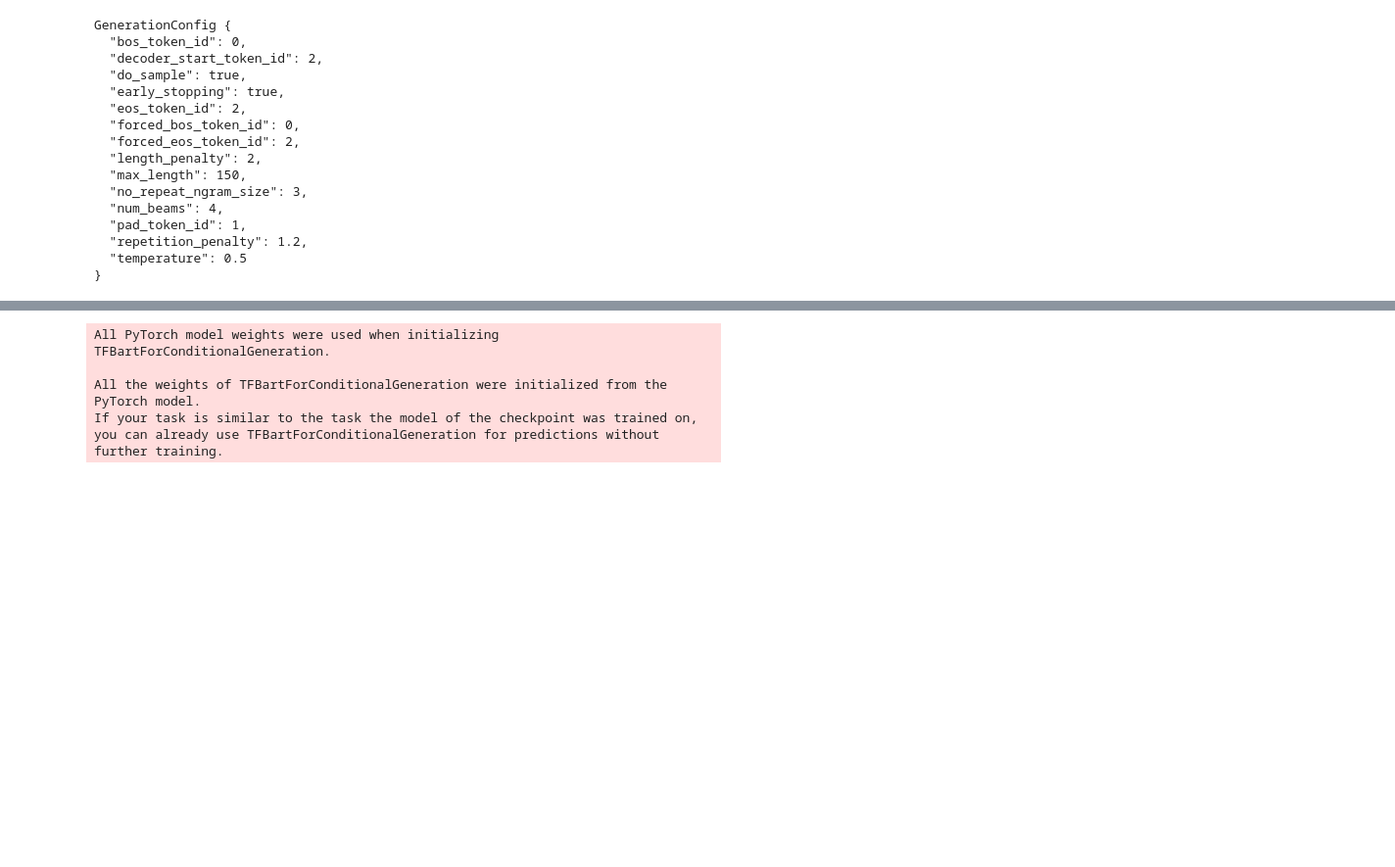
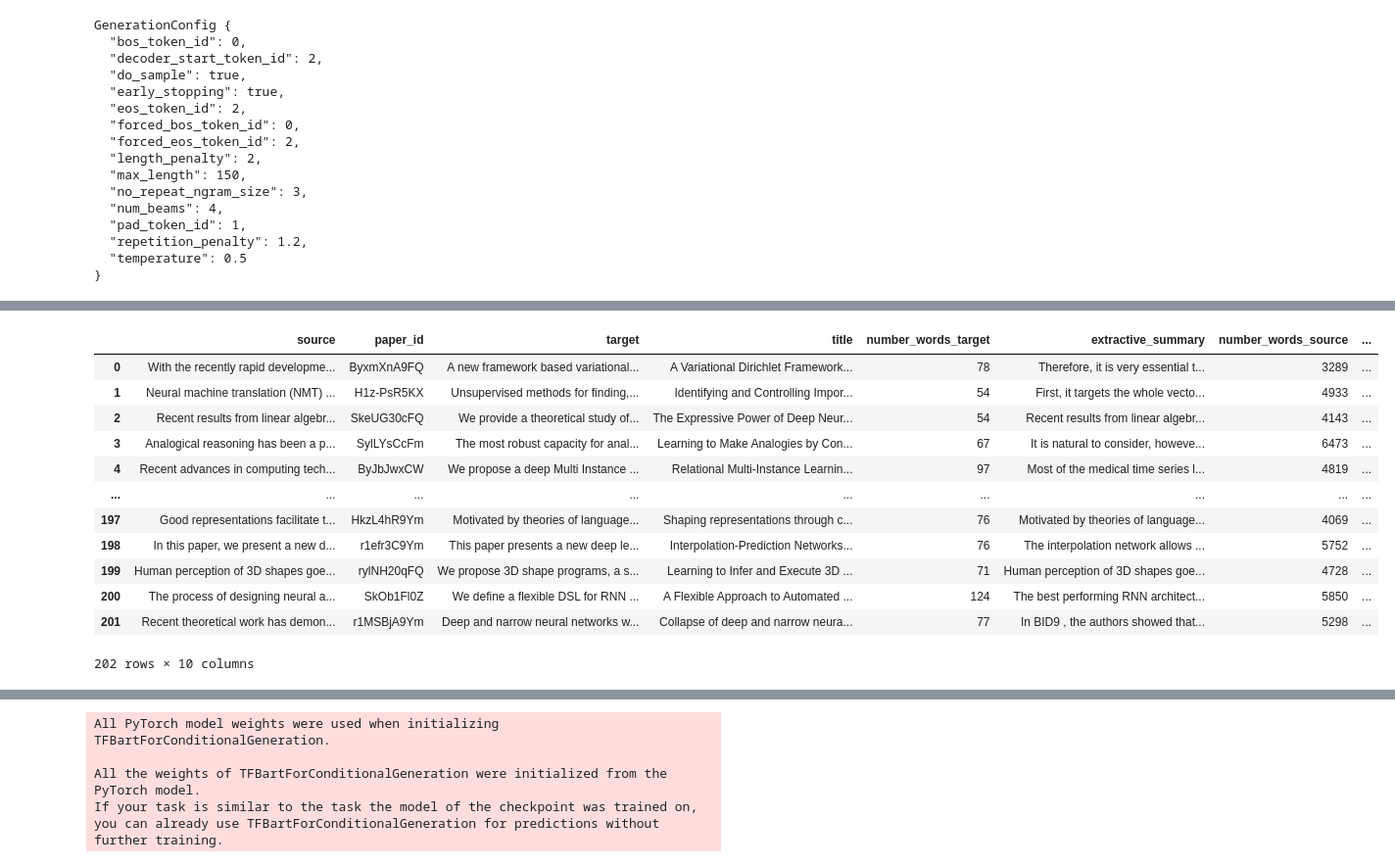
Before and after one commit to iguerrasevillano/Automated_Summaries_Generation_Scientific_Papers, a Jupyter notebook: TLDR.ipynb, the cells around one changed output, grey strips where cells are left out. Shown at 98% size. Drawn from its saved outputs; the diff is of its cells as text; code cells hidden in the pictures; blank space fills up the shorter version.

```diff
--- a/TLDR.ipynb
+++ b/TLDR.ipynb
@@ -553,7 +571,7 @@ plt.savefig(save_path + '/figure.png')
 # %% [markdown]
 ### Evaluation
 # %%
-name_models = {'sampling-norep' : 'sampling-norep-v0/'}
+name_models = {'sampling-norep-v0' : 'sampling-norep-v0/'}
 save_paths = {}
 models = {}
 # tokenizers = {}
@@ -626,7 +644,7 @@ GenerationConfig {
   "temperature": 0.5
 }
 # %%
-name = 'sampling-norep'
+name = 'sampling-norep-v0'
 # %%
 models[name].generation_config
 # %% [output]
@@ -648,11 +666,12 @@ GenerationConfig {
 }
 # %%
 generated_summaries = []
+rouge_scores = []
 accumulated_metrics = {}
 
 n = len(tokenized_data['test']['input_ids'])
 batch_size = 2 # Must be greater than 1
-n=3
+n=5
 
 # Last batch is dropped (just one sample if batch_size=2) to average ROUGE scores properly
 for i in range(0, n-1, batch_size):
@@ -660,8 +679,7 @@ for i in range(0, n-1, batch_size):
 
 
   generated_ids = models[name].generate(tokenized_data['test']['input_ids'][i:i+batch_size],
-                                        generation_config=models[name].generation_config,
-                                        seed=42)
+                                        generation_config=models[name].generation_config)
   reference_labels = np.array(tokenized_data['test']['labels'][i:i+batch_size])
 
   predicted_labels = np.array(generated_ids)
@@ -669,10 +687,12 @@ for i in range(0, n-1, batch_size):
   current_metrics = metric_fn((predicted_labels, reference_labels))
   accumulated_metrics = {k : current_metrics.get(k, 0) + accumulated_metrics.get(k, 0) for k in current_metrics.keys()}
 
-  # Predicted summaries
+  # Predicted summaries, keep the rouge scores
   generated_summaries.append(tokenizer.batch_decode(generated_ids, skip_special_tokens=True))
+  rouge_scores.append(current_metrics)
 
-
-real_metrics = {k : accumulated_metrics.get(k, 0)/len(range(0, n-1, batch_size)) for k in accumulated_metrics.keys()}
+# Undo nested list
+generated_summaries = [summary for summaries in generated_summaries for summary in summaries]
+average_rouge_scores = {k : accumulated_metrics.get(k, 0)/len(range(0, n-1, batch_size)) for k in accumulated_metrics.keys()}
 # %% [output]
 [INFO]: batch number 0
@@ -683,0 +713,28 @@ generated_summaries
+# %%
+updated_data_test = data_test[:-1].reset_index(drop=True)
+updated_data_test['abstractive_summary'] = pd.Series(generated_summaries)
+
+updated_data_test['number_words_abstractive'] = count_words('abstractive_summary')
+
+
+def add_rouge_as_column(name, data):
+  new_column = [individual_rouge_scores[name] for individual_rouge_scores in rouge_scores]
+  data[name] = pd.Series(new_column)
+  return data
+
+add_rouge_as_column('rouge1', updated_data_test)
+updated_data_test
+# %% [output]
+|  | source | paper_id | target | title | number_words_target | extractive_summary | number_words_source | ... |
+| 0 | With the recently rapid developme... | ByxmXnA9FQ | A new framework based variational... | A Variational Dirichlet Framework... | 78 | Therefore, it is very essential t... | 3289 | ... |
+| 1 | Neural machine translation (NMT) ... | H1z-PsR5KX | Unsupervised methods for finding,... | Identifying and Controlling Impor... | 54 | First, it targets the whole vecto... | 4933 | ... |
+| 2 | Recent results from linear algebr... | SkeUG30cFQ | We provide a theoretical study of... | The Expressive Power of Deep Neur... | 54 | Recent results from linear algebr... | 4143 | ... |
+| 3 | Analogical reasoning has been a p... | SylLYsCcFm | The most robust capacity for anal... | Learning to Make Analogies by Con... | 67 | It is natural to consider, howeve... | 6473 | ... |
+| 4 | Recent advances in computing tech... | ByJbJwxCW | We propose a deep Multi Instance ... | Relational Multi-Instance Learnin... | 97 | Most of the medical time series l... | 4819 | ... |
+| ... | ... | ... | ... | ... | ... | ... | ... | ... |
+| 197 | Good representations facilitate t... | HkzL4hR9Ym | Motivated by theories of language... | Shaping representations through c... | 76 | Motivated by theories of language... | 4069 | ... |
+| 198 | In this paper, we present a new d... | r1efr3C9Ym | This paper presents a new deep le... | Interpolation-Prediction Networks... | 76 | The interpolation network allows ... | 5752 | ... |
+| 199 | Human perception of 3D shapes goe... | rylNH20qFQ | We propose 3D shape programs, a s... | Learning to Infer and Execute 3D ... | 71 | Human perception of 3D shapes goe... | 4728 | ... |
+| 200 | The process of designing neural a... | SkOb1Fl0Z | We define a flexible DSL for RNN ... | A Flexible Approach to Automated ... | 124 | The best performing RNN architect... | 5850 | ... |
+| 201 | Recent theoretical work has demon... | r1MSBjA9Ym | Deep and narrow neural networks w... | Collapse of deep and narrow neura... | 77 | In BID9 , the authors showed that... | 5298 | ... |
+202 rows × 10 columns
```
Also changed, not shown: parts of 7 cells of this notebook.
